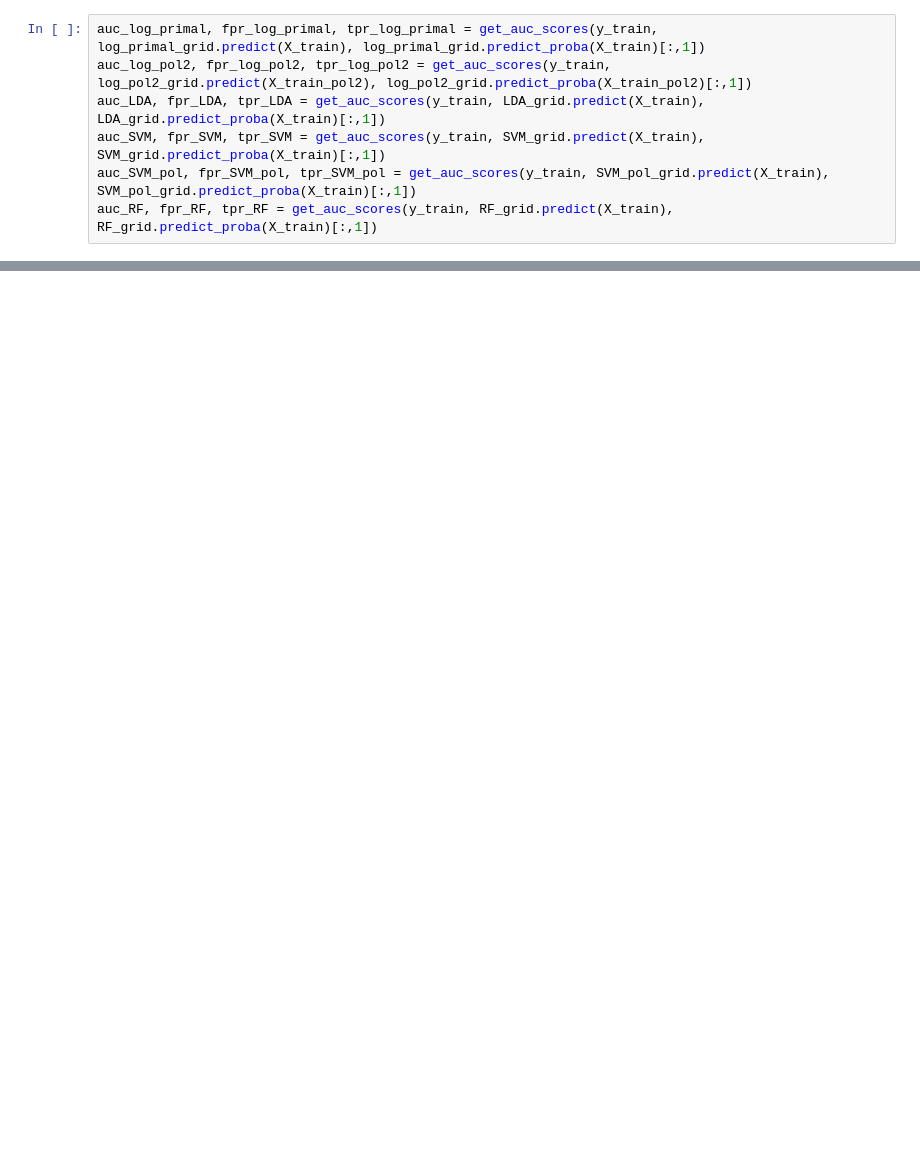
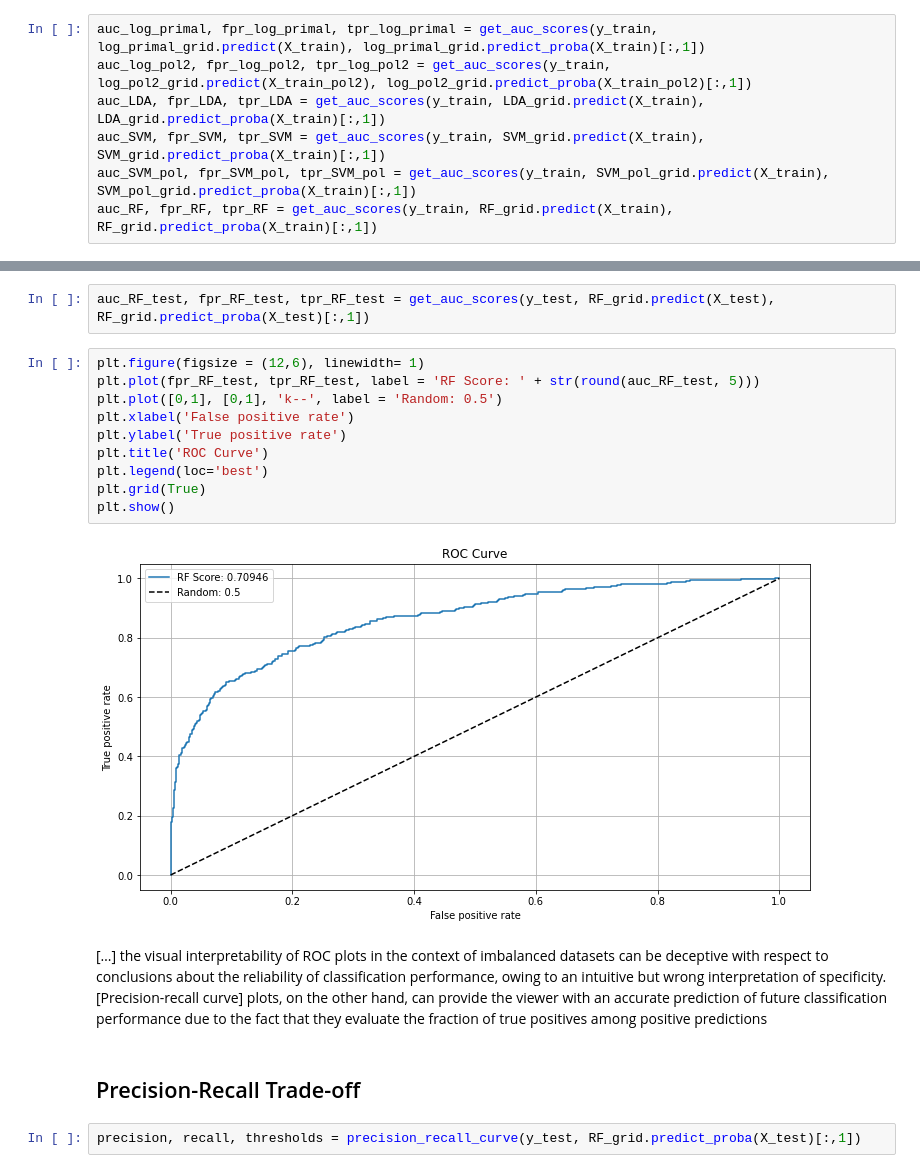
Before and after one commit to rmarinplana/personalProjects, a Jupyter notebook: churn.ipynb, the cells around one changed output, grey strips where cells are left out. Drawn from its saved outputs; the diff is of its cells as text; blank space fills up the shorter version.

```diff
--- a/churn.ipynb
+++ b/churn.ipynb
@@ -494,0 +512,20 @@ plt.show()
+# %%
+auc_RF_test, fpr_RF_test, tpr_RF_test = get_auc_scores(y_test, RF_grid.predict(X_test), RF_grid.predict_proba(X_test)[:,1])
+# %%
+plt.figure(figsize = (12,6), linewidth= 1)
+plt.plot(fpr_RF_test, tpr_RF_test, label = 'RF Score: ' + str(round(auc_RF_test, 5)))
+plt.plot([0,1], [0,1], 'k--', label = 'Random: 0.5')
+plt.xlabel('False positive rate')
+plt.ylabel('True positive rate')
+plt.title('ROC Curve')
+plt.legend(loc='best')
+plt.grid(True)
+plt.show()
+# %% [output]
+[figure, added]
+# %% [markdown]
+[…] the visual interpretability of ROC plots in the context of imbalanced datasets can be deceptive with respect to conclusions about the reliability of classification performance, owing to an intuitive but wrong interpretation of specificity. [Precision-recall curve] plots, on the other hand, can provide the viewer with an accurate prediction of future classification performance due to the fact that they evaluate the fraction of true positives among positive predictions
+# %% [markdown]
+## Precision-Recall Trade-off
+# %%
+precision, recall, thresholds = precision_recall_curve(y_test, RF_grid.predict_proba(X_test)[:,1])
```
Also changed, not shown: parts of 17 cells of this notebook.
